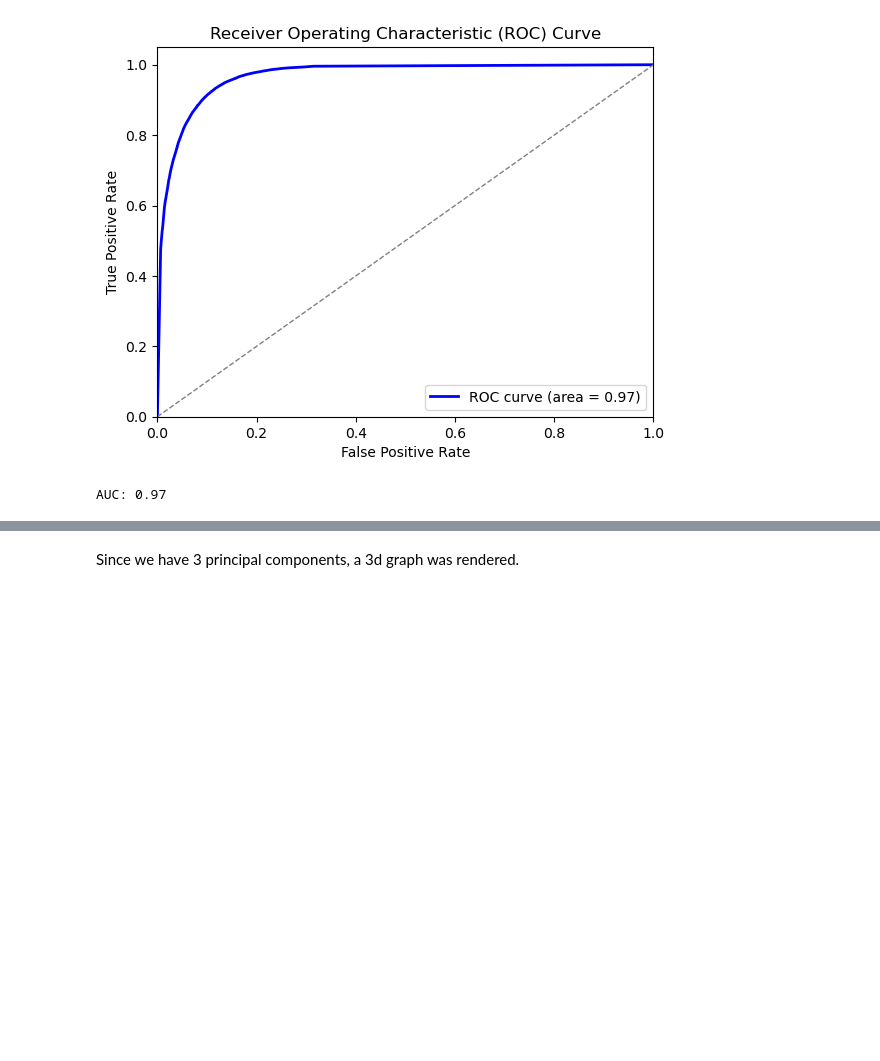
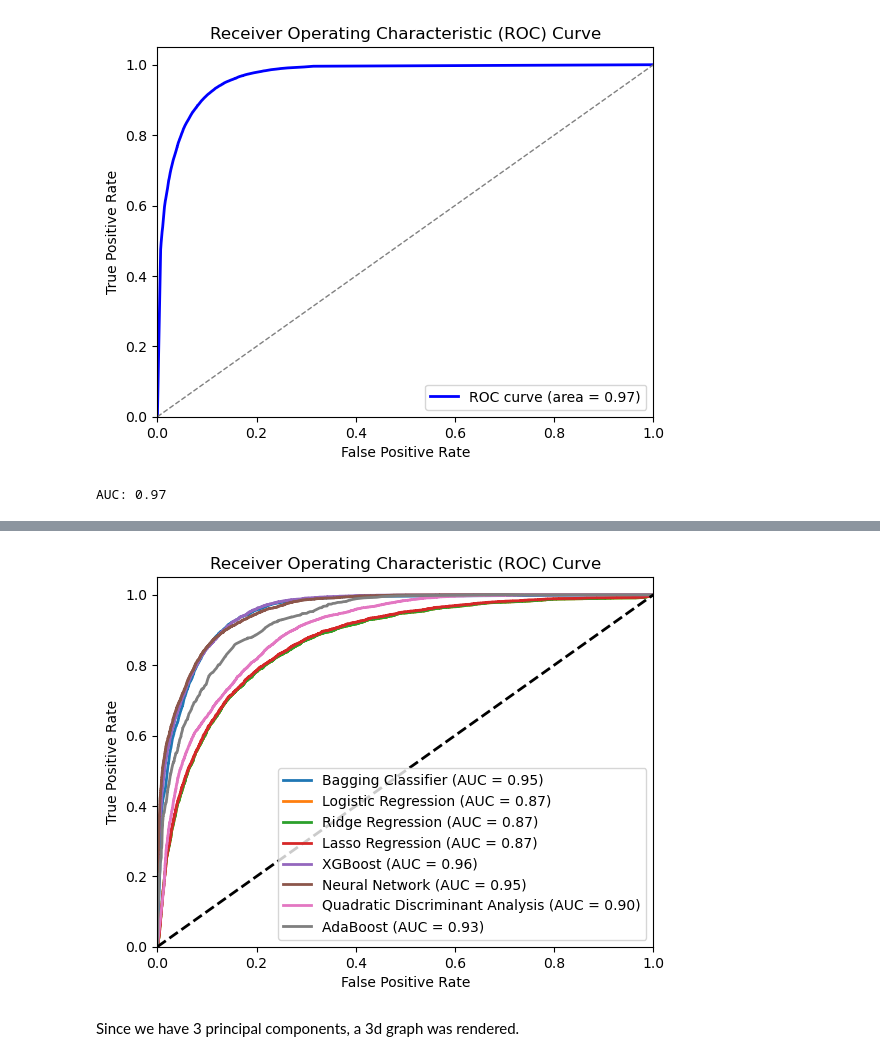
Before and after one commit to samantharivas/healthcare-market-saturation-fraud, a Jupyter notebook: Modeling.ipynb, the cells around one changed output, grey strips where cells are left out. Drawn from its saved outputs; the diff is of its cells as text; code cells hidden in the pictures; blank space fills up the shorter version.

Commit message:
roc curve + pca heat map

```diff
--- a/Modeling.ipynb
+++ b/Modeling.ipynb
@@ -2117,2 +2116,15 @@ print(f'Tuned bagging model saved at: {bag_best_model_path}')
 # %% [output]
 Tuned bagging model saved at: Models/bag_best_model.pkl
+# %%
+# ensure the models folder exists
+os.makedirs('models', exist_ok=True)
+
+# save tuned Bagged model
+bag_best_model_path_job = 'models/bag_best_model.joblib'
+bag_best_model_path_pickle = 'models/bag_best_model.pkl'
+joblib.dump(best_bag_model, bag_best_model_path)
+with open(bag_best_model_path_pickle, 'wb') as file:
+    pickle.dump(best_bag_model, file)
+
+print(f'Tuned Bagging model saved at: {bag_best_model_path_job}')
+print(f'Tuned Bagging model saved at: {bag_best_model_path_pickle}')
@@ -2235,3 +2255,32 @@ plt.show()
+# %%
+# Fit models and compute ROC curves
+plt.figure()
+
+for name, model in models.items():
+    if model is not None:
+        model.fit(x_train_sampled, y_train_sampled)
+        y_probs = model.predict_proba(x_test_sampled)[:, 1]  # Probabilities for the positive class
+
+        # Compute ROC curve
+        fpr, tpr, _ = roc_curve(y_test_sampled, y_probs)
+        roc_auc = auc(fpr, tpr)
+
+        # Plot ROC curve
+        plt.plot(fpr, tpr, lw=2, label=f'{name} (AUC = {roc_auc:0.2f})')
+    else:
+        print(f"Model {name} is None and cannot be fitted.")
+
+# Plot settings
+plt.plot([0, 1], [0, 1], 'k--', lw=2)
+plt.xlim([0.0, 1.0])
+plt.ylim([0.0, 1.05])
+plt.xlabel('False Positive Rate')
+plt.ylabel('True Positive Rate')
+plt.title('Receiver Operating Characteristic (ROC) Curve')
+plt.legend(loc="lower right")
+plt.show()
+# %% [output]
+[figure, added]
 # %% [markdown]
 Since we have 3 principal components, a 3d graph was rendered.
 # %% [markdown]
```
Also changed, not shown: parts of 9 cells of this notebook.
